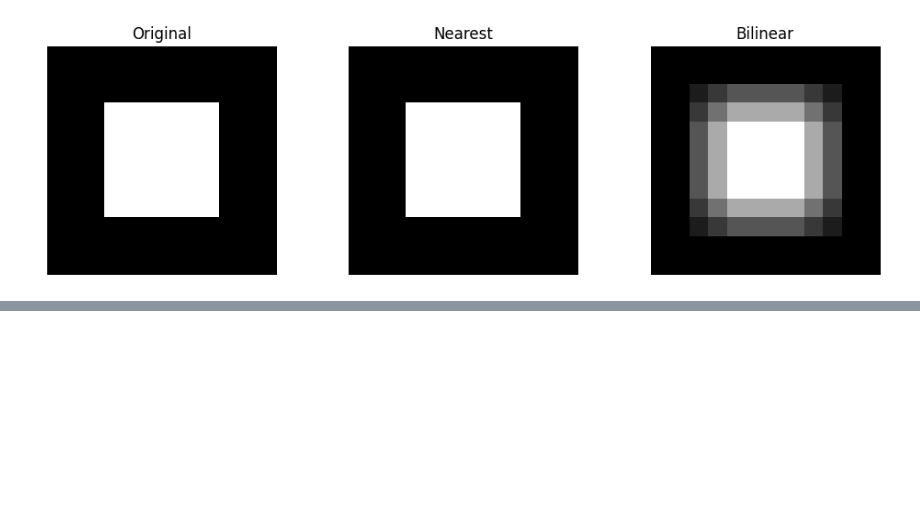
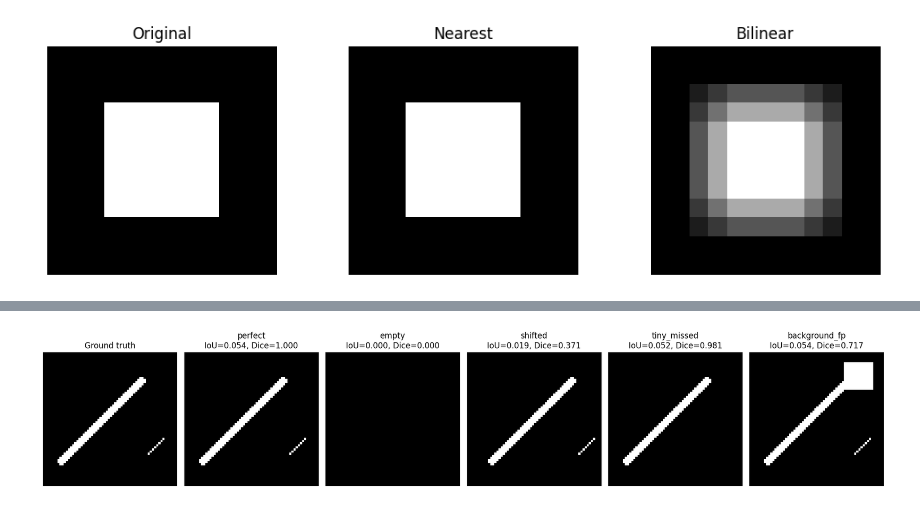
Before and after one commit to mdmohsin212/modern-vision-multimodal-lab, a Jupyter notebook: Vision/02_segmentation/segmentation_foundations.ipynb, the cells around one changed output, grey strips where cells are left out. Drawn from its saved outputs; the diff is of its cells as text; code cells hidden in the pictures; blank space fills up the shorter version.

Commit message:
Metrics implementaton

```diff
--- a/Vision/02_segmentation/segmentation_foundations.ipynb
+++ b/Vision/02_segmentation/segmentation_foundations.ipynb
@@ -194,0 +240,14 @@ plt.show()
+# %%
+metric_rows = []
+
+for name, prediction in (predictions.items()):
+    metrics = binary_segmentation_metrics(prediction,ground_truth)
+
+    metric_rows.append({
+        "case": name,
+        **metrics,
+    })
+
+
+metrics_dataframe = pd.DataFrame(metric_rows)
+display(metrics_dataframe.round(4))
@@ -194,0 +261,39 @@ plt.show()
+# %%
+fig, axes = plt.subplots(1, len(predictions) + 1, figsize=(18, 4))
+
+axes[0].imshow(
+    ground_truth,
+    cmap="gray",
+    vmin=0,
+    vmax=1,
+)
+
+axes[0].set_title("Ground truth")
+axes[0].axis("off")
+
+
+for axis, (name, prediction,) in zip(
+    axes[1:],
+    predictions.items(),
+):
+    metrics = binary_segmentation_metrics(prediction,ground_truth)
+
+    axis.imshow(
+        prediction,
+        cmap="gray",
+        vmin=0,
+        vmax=1,
+    )
+
+    axis.set_title(
+        f"{name}\n"
+        f"IoU={metrics['iou']:.3f}, "
+        f"Dice={metrics['dice']:.3f}"
+    )
+    axis.axis("off")
+
+
+plt.tight_layout()
+plt.show()
+# %% [output]
+[figure, added]
```
Also changed, not shown: parts of 4 cells of this notebook.
